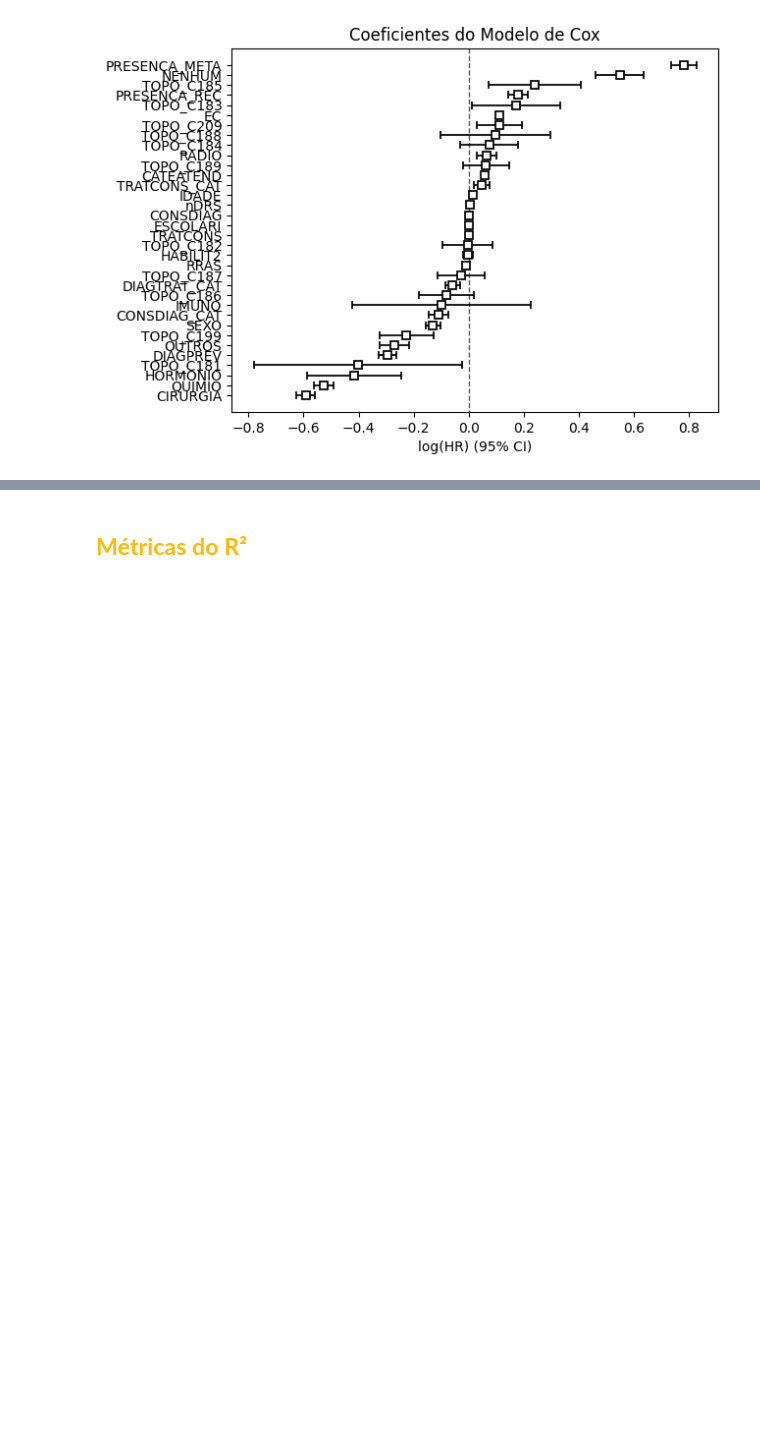
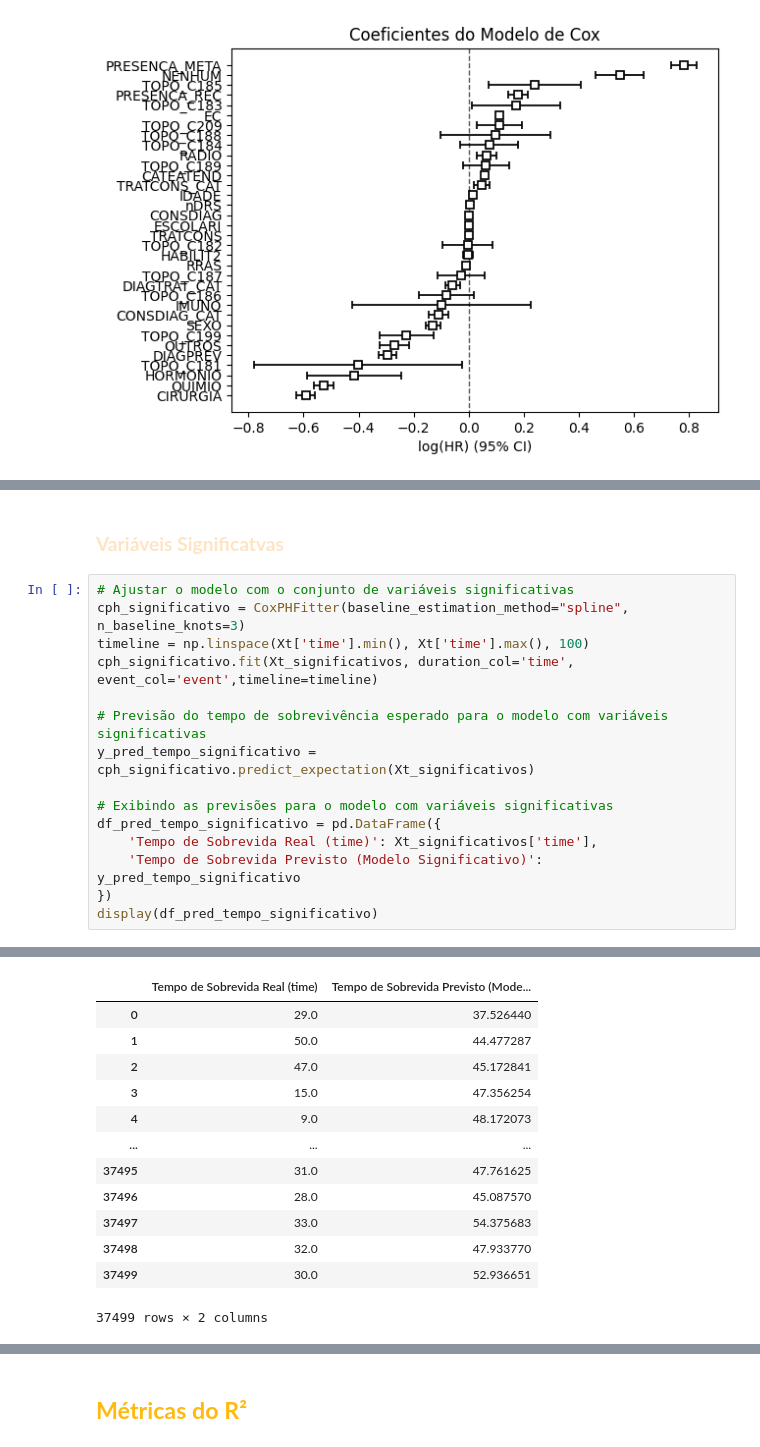
Before and after one commit to JoaoVitorSesma/Predicao-da-Sobrevida-em-Pacientes-com-Cancer-Colorretal-IC, a Jupyter notebook: Predição_da_Sobrevida_em_Pacientes_com_Câncer_Colorretal_COX.ipynb, the cells around one changed output, grey strips where cells are left out. Drawn from its saved outputs; the diff is of its cells as text; blank space fills up the shorter version.

```diff
--- a/Predição_da_Sobrevida_em_Pacientes_com_Câncer_Colorretal_COX.ipynb
+++ b/Predição_da_Sobrevida_em_Pacientes_com_Câncer_Colorretal_COX.ipynb
@@ -635,0 +714,18 @@ plt.show()
+# %% [markdown]
+### <font color=#FFE4C4> **Variáveis Significatvas**
+# %%
+# Ajustar o modelo com o conjunto de variáveis significativas
+cph_significativo = CoxPHFitter(baseline_estimation_method="spline", n_baseline_knots=3)
+timeline = np.linspace(Xt['time'].min(), Xt['time'].max(), 100)
+cph_significativo.fit(Xt_significativos, duration_col='time', event_col='event',timeline=timeline)
+
+# Previsão do tempo de sobrevivência esperado para o modelo com variáveis significativas
+y_pred_tempo_significativo = cph_significativo.predict_expectation(Xt_significativos)
+
+# Exibindo as previsões para o modelo com variáveis significativas
+df_pred_tempo_significativo = pd.DataFrame({
+    'Tempo de Sobrevida Real (time)': Xt_significativos['time'],
+    'Tempo de Sobrevida Previsto (Modelo Significativo)': y_pred_tempo_significativo
+})
+display(df_pred_tempo_significativo)
+# %% [output]
@@ -635,0 +733,13 @@ plt.show()
+|  | Tempo de Sobrevida Real (time) | Tempo de Sobrevida Previsto (Mode... |
+| 0 | 29.0 | 37.526440 |
+| 1 | 50.0 | 44.477287 |
+| 2 | 47.0 | 45.172841 |
+| 3 | 15.0 | 47.356254 |
+| 4 | 9.0 | 48.172073 |
+| ... | ... | ... |
+| 37495 | 31.0 | 47.761625 |
+| 37496 | 28.0 | 45.087570 |
+| 37497 | 33.0 | 54.375683 |
+| 37498 | 32.0 | 47.933770 |
+| 37499 | 30.0 | 52.936651 |
+37499 rows × 2 columns
```
Also changed, not shown: parts of 30 cells of this notebook.
